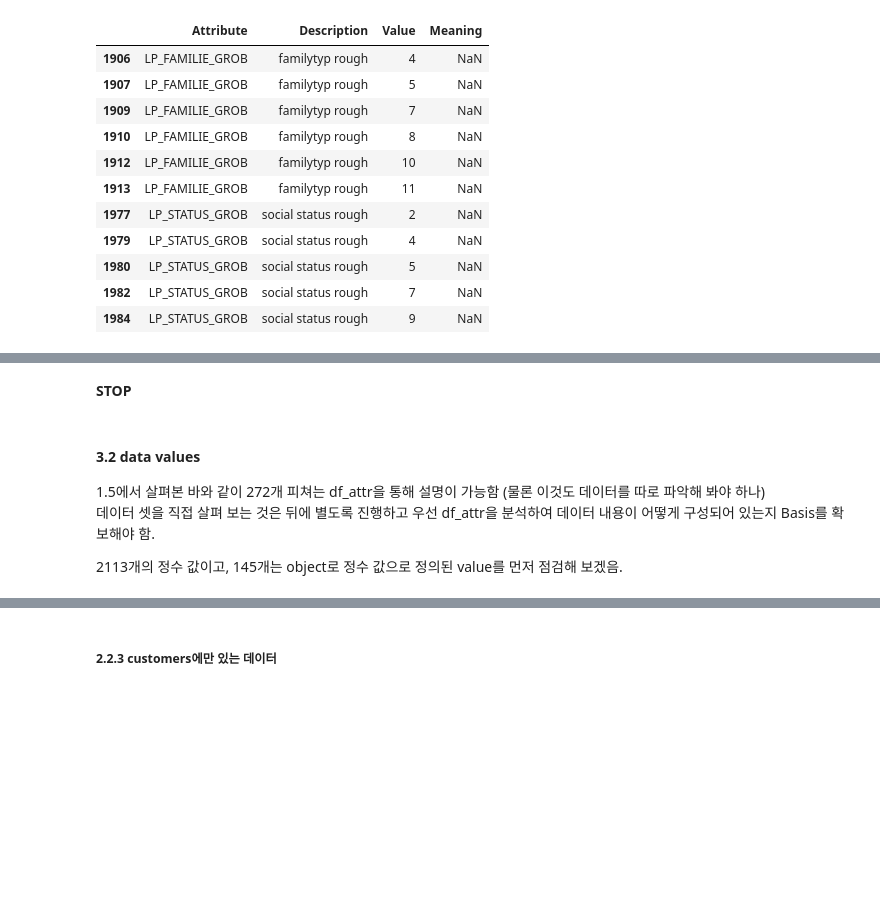
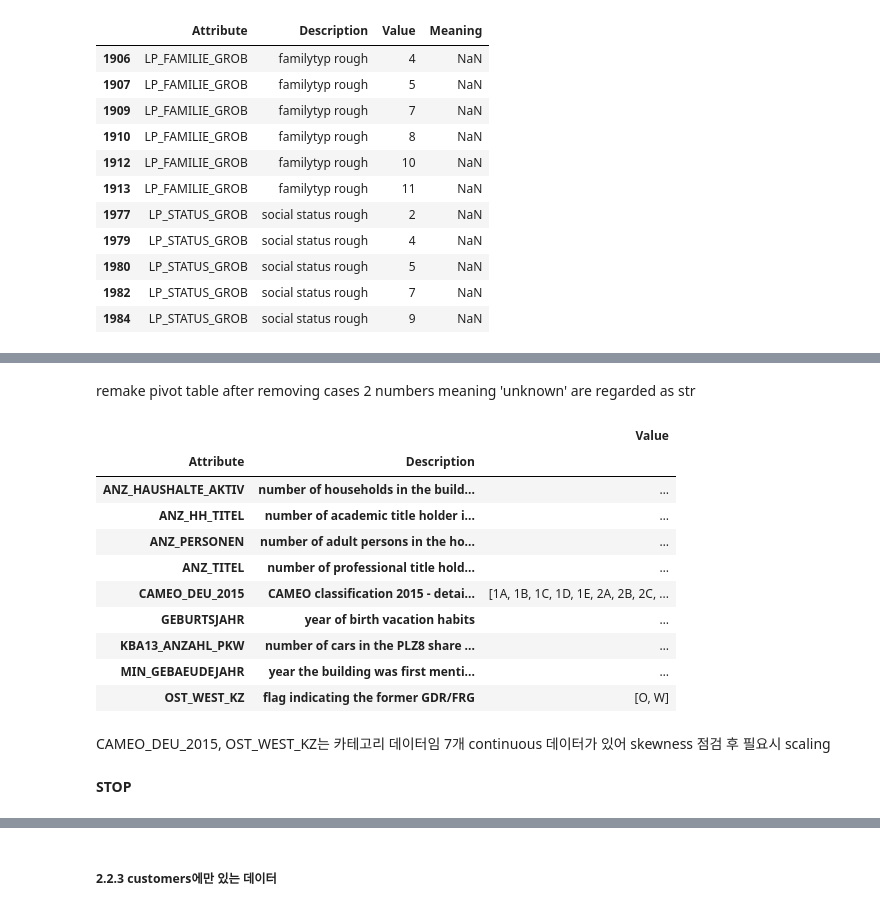
Before and after one commit to jaeyoun-chang/u_city_capstone, a Jupyter notebook: Arvato Project Workbook.ipynb, the cells around one changed output, grey strips where cells are left out. Saved outputs shown, nothing was run; the diff lists cells and outputs as text; code cells hidden in the pictures; blank space fills up the shorter version.

```diff
--- a/Arvato Project Workbook.ipynb
+++ b/Arvato Project Workbook.ipynb
@@ -681,0 +921,27 @@ df_attr이 커버하지 못하는 feature를 살펴보고, 어떻게 전처리
+# %% [markdown]
+remake pivot table after removing cases 2 numbers meaning 'unknown' are regarded as str
+# %%
+ft_in_attr_str = ft_in_attr_str[ft_in_attr_str.Meaning != 'unknown']
+
+pv_attr_str = pd.pivot_table(
+    ft_in_attr_str,
+    index = ['Attribute', 'Description'],
+    values = 'Value',
+    aggfunc = lambda x: x)
+
+view_all(pv_attr_str)
+# %% [output]
+|  |  | Value |
+| Attribute | Description |  |
+| ANZ_HAUSHALTE_AKTIV | number of households in the build... | … |
+| ANZ_HH_TITEL | number of academic title holder i... | … |
+| ANZ_PERSONEN | number of adult persons in the ho... | … |
+| ANZ_TITEL | number of professional title hold... | … |
+| CAMEO_DEU_2015 | CAMEO classification 2015 - detai... | [1A, 1B, 1C, 1D, 1E, 2A, 2B, 2C, ... |
+| GEBURTSJAHR | year of birth vacation habits | … |
+| KBA13_ANZAHL_PKW | number of cars in the PLZ8 share ... | … |
+| MIN_GEBAEUDEJAHR | year the building was first menti... | … |
+| OST_WEST_KZ | flag indicating the former GDR/FRG | [O, W] |
+# %% [markdown]
+CAMEO_DEU_2015, OST_WEST_KZ는 카테고리 데이터임
+7개 continuous 데이터가 있어 skewness 점검 후 필요시 scaling
@@ -682,9 +950,2 @@ df_attr이 커버하지 못하는 feature를 살펴보고, 어떻게 전처리
 # %% [markdown]
 **STOP**
-# %% [markdown]
-#### 3.2 data values
-
-1.5에서 살펴본 바와 같이 272개 피쳐는 df_attr을 통해 설명이 가능함 (물론 이것도 데이터를 따로 파악해 봐야 하나)
-데이터 셋을 직접 살펴 보는 것은 뒤에 별도록 진행하고 우선 df_attr을 분석하여 데이터 내용이 어떻게 구성되어 있는지 Basis를 확보해야 함.
-
-2113개의 정수 값이고, 145개는 object로 정수 값으로 정의된 value를 먼저 점검해 보겠음.
```
Also changed, not shown: parts of 71 cells of this notebook.
